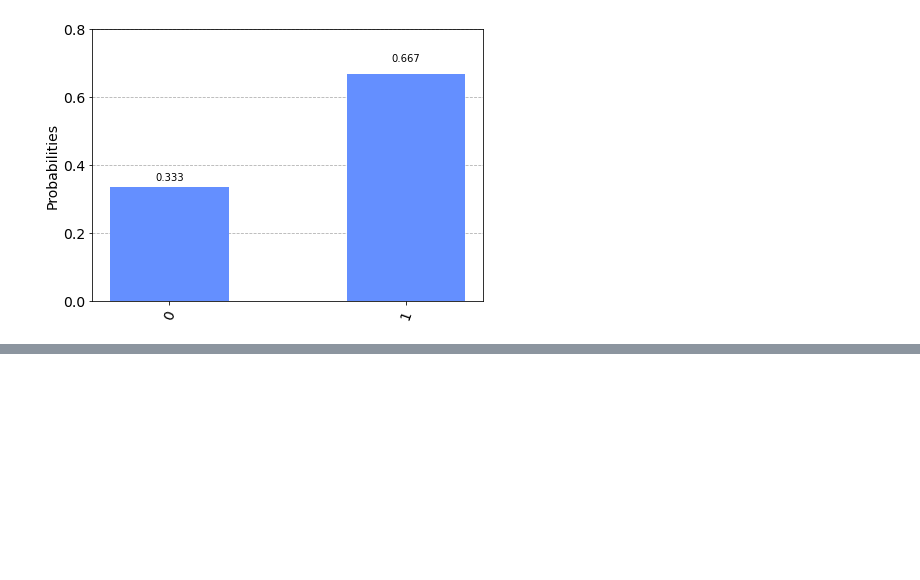
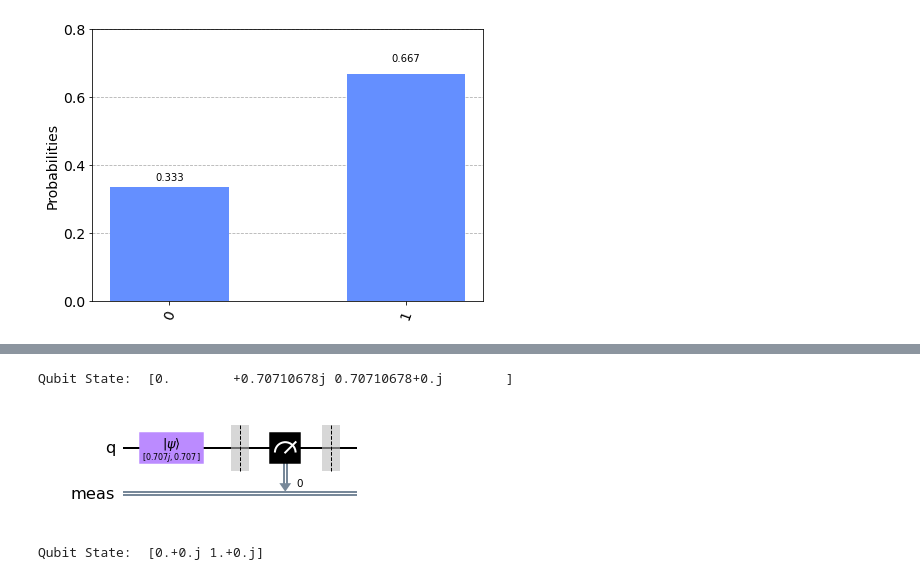
Before and after one commit to Chasmiccoder/IBM-Quantum-Challenges, a Jupyter notebook: Qiskit-Textbook/p02_Representing_Qubit_States.ipynb, the cells around one changed output, grey strips where cells are left out. Cells and saved outputs as stored; diff of their text form; code cells hidden in the pictures; blank space fills up the shorter version.

```diff
--- a/Qiskit-Textbook/p02_Representing_Qubit_States.ipynb
+++ b/Qiskit-Textbook/p02_Representing_Qubit_States.ipynb
@@ -176,0 +192,28 @@ plot_histogram(counts1)
+# %%
+# Verifying the state's wave function:
+qc.save_statevector()
+qc = transpile(qc, sim)
+result = sim.run(qc).result()
+state = result.get_statevector()
+print("Qubit State: ", state)
+# %% [output]
+Qubit State:  [0.        +0.70710678j 0.70710678+0.j        ]
+# %%
+# Recreating the circuit and measuring it
+qc = QuantumCircuit(1)
+initial_state = [1j / sqrt(2), 1/sqrt(2)]
+qc.initialize(initial_state, 0)
+
+qc.measure_all()
+qc.save_statevector()
+qc.draw(output='mpl')
+# %% [output]
+[figure, added]
+# %%
+# The qubit's state after measurement (we will get either 0 or 1 on the classical register)
+qc = transpile(qc, sim)
+result = sim.run(qc).result()
+state = result.get_statevector()
+print("Qubit State: ", state)
+# %% [output]
+Qubit State:  [0.+0.j 1.+0.j]
```
Also changed, not shown: parts of 4 cells of this notebook, 2 other files.
